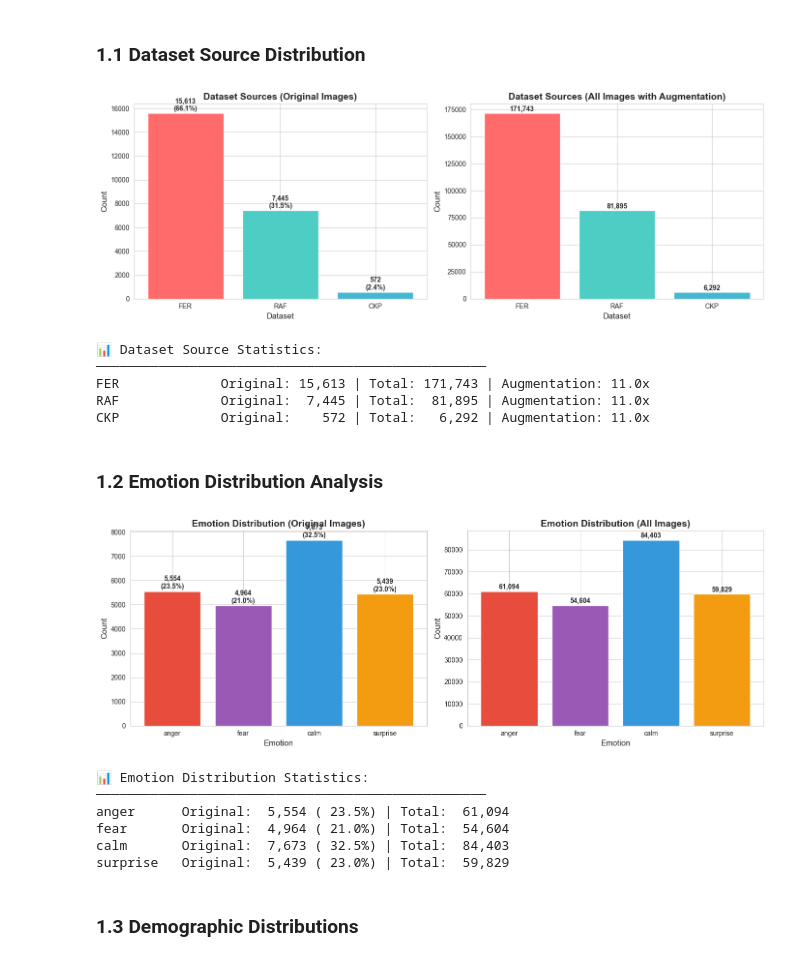
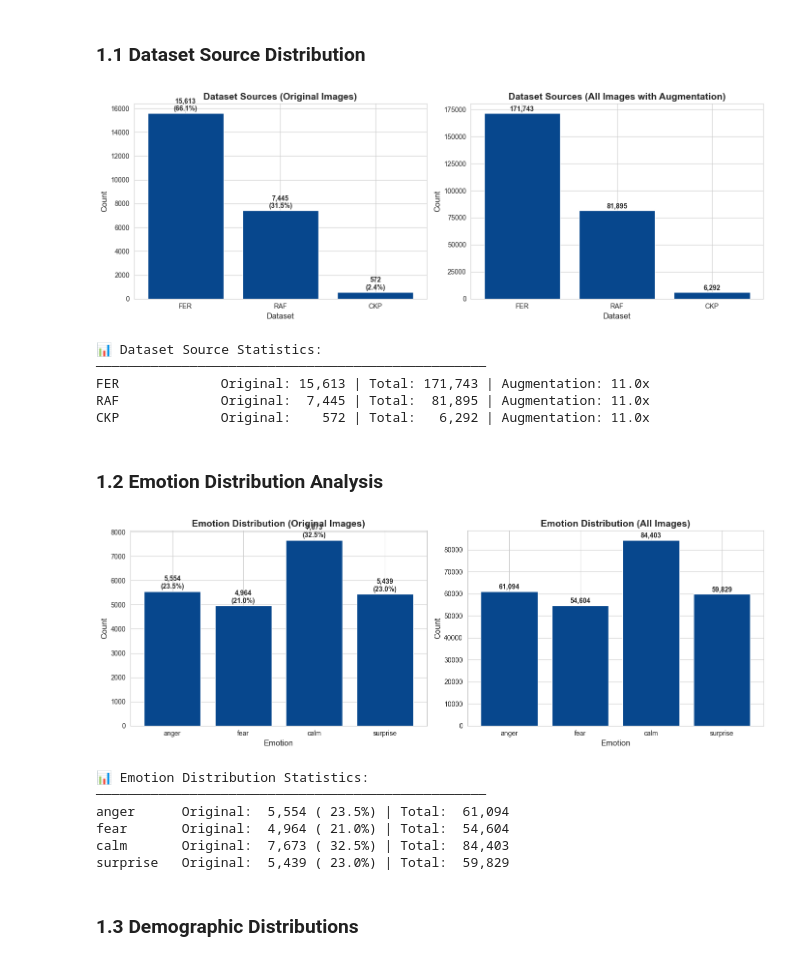
Before and after one commit to gregor-autischer/EmoTorch_Paper, a Jupyter notebook: Fairness Documentation/new_fairness_analysis_doc.ipynb, the cells around one changed output. Drawn from its saved outputs; the diff is of its cells as text; code cells hidden in the pictures.

```diff
--- a/Fairness Documentation/new_fairness_analysis_doc.ipynb
+++ b/Fairness Documentation/new_fairness_analysis_doc.ipynb
@@ -96,7 +96,7 @@ fig, axes = plt.subplots(1, 2, figsize=(14, 5))
 # Original images by source
 counts = df_orig['dataset_source'].value_counts()
 ax1 = axes[0]
-bars1 = ax1.bar(counts.index, counts.values, color=['#FF6B6B', '#4ECDC4', '#45B7D1'])
+bars1 = ax1.bar(counts.index, counts.values, color=['#07478D', '#07478D', '#07478D'])
 ax1.set_title('Dataset Sources (Original Images)', fontsize=14, fontweight='bold')
 ax1.set_xlabel('Dataset', fontsize=12)
 ax1.set_ylabel('Count', fontsize=12)
@@ -110,7 +110,7 @@ for bar in bars1:
 # All images by source
 counts_all = df['dataset_source'].value_counts()
 ax2 = axes[1]
-bars2 = ax2.bar(counts_all.index, counts_all.values, color=['#FF6B6B', '#4ECDC4', '#45B7D1'])
+bars2 = ax2.bar(counts_all.index, counts_all.values, color=['#07478D', '#07478D', '#07478D'])
 ax2.set_title('Dataset Sources (All Images with Augmentation)', fontsize=14, fontweight='bold')
 ax2.set_xlabel('Dataset', fontsize=12)
 ax2.set_ylabel('Count', fontsize=12)
@@ -131,7 +131,7 @@ for source in counts.index:
     all_count = counts_all.get(source, 0)
     print(f"{source:15} Original: {orig_count:6,} | Total: {all_count:7,} | Augmentation: {all_count/orig_count:.1f}x")
 # %% [output]
-[figure, old version]
+[figure, new version]
 📊 Dataset Source Statistics:
 ──────────────────────────────────────────────────
 FER             Original: 15,613 | Total: 171,743 | Augmentation: 11.0x
@@ -147,7 +147,7 @@ fig, axes = plt.subplots(1, 2, figsize=(14, 5))
 # Original emotion distribution
 counts = df_orig['emotion'].value_counts()[emotion_order]
 ax1 = axes[0]
-colors = ['#E74C3C', '#9B59B6', '#3498DB', '#F39C12']
+colors = ['#07478D', '#07478D', '#07478D', '#07478D']
 bars1 = ax1.bar(counts.index, counts.values, color=colors)
 ax1.set_title('Emotion Distribution (Original Images)', fontsize=14, fontweight='bold')
 ax1.set_xlabel('Emotion', fontsize=12)
@@ -156,34 +156,34 @@ ax1.set_ylabel('Count', fontsize=12)
 for bar in bars1:
     height = bar.get_height()
     ax1.text(bar.get_x() + bar.get_width()/2., height + 50,
              f'{int(height):,}\n({height/len(df_orig)*100:.1f}%)',
              ha='center', va='bottom', fontweight='bold')
 
 # All emotions distribution
 counts_all = df['emotion'].value_counts()[emotion_order]
 ax2 = axes[1]
 bars2 = ax2.bar(counts_all.index, counts_all.values, color=colors)
 ax2.set_title('Emotion Distribution (All Images)', fontsize=14, fontweight='bold')
 ax2.set_xlabel('Emotion', fontsize=12)
 ax2.set_ylabel('Count', fontsize=12)
 
 for bar in bars2:
     height = bar.get_height()
     ax2.text(bar.get_x() + bar.get_width()/2., height + 500,
              f'{int(height):,}',
              ha='center', va='bottom', fontweight='bold')
 
 plt.tight_layout()
 plt.show()
 
 print("\n📊 Emotion Distribution Statistics:")
 print("─" * 50)
 for emotion in emotion_order:
     orig_count = len(df_orig[df_orig['emotion'] == emotion])
     all_count = len(df[df['emotion'] == emotion])
     print(f"{emotion:10} Original: {orig_count:6,} ({orig_count/len(df_orig)*100:5.1f}%) | Total: {all_count:7,}")
 # %% [output]
-[figure, old version]
+[figure, new version]
 📊 Emotion Distribution Statistics:
 ──────────────────────────────────────────────────
 anger      Original:  5,554 ( 23.5%) | Total:  61,094
```
Also changed, not shown: parts of 6 cells of this notebook, 1 other file.
